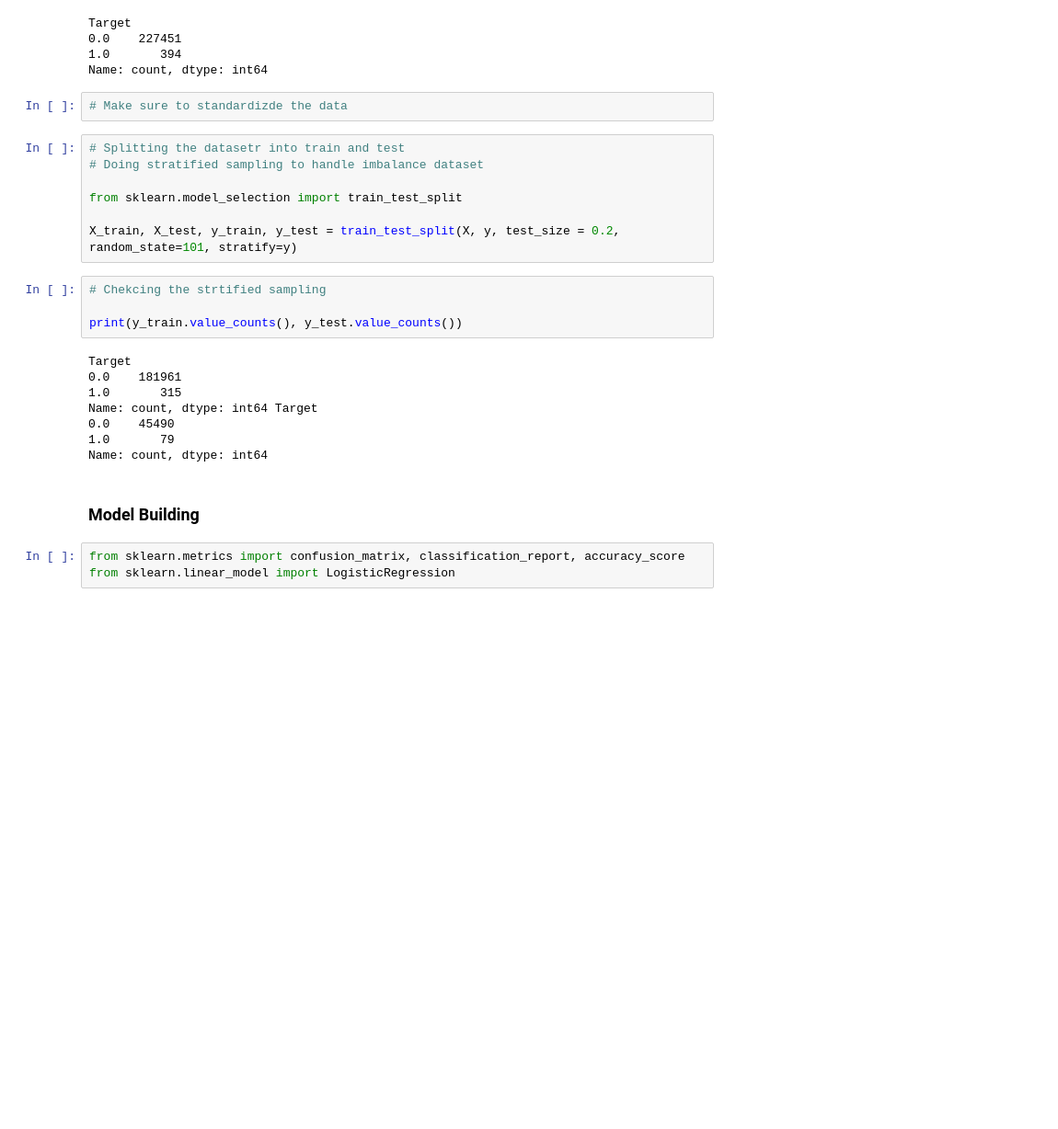
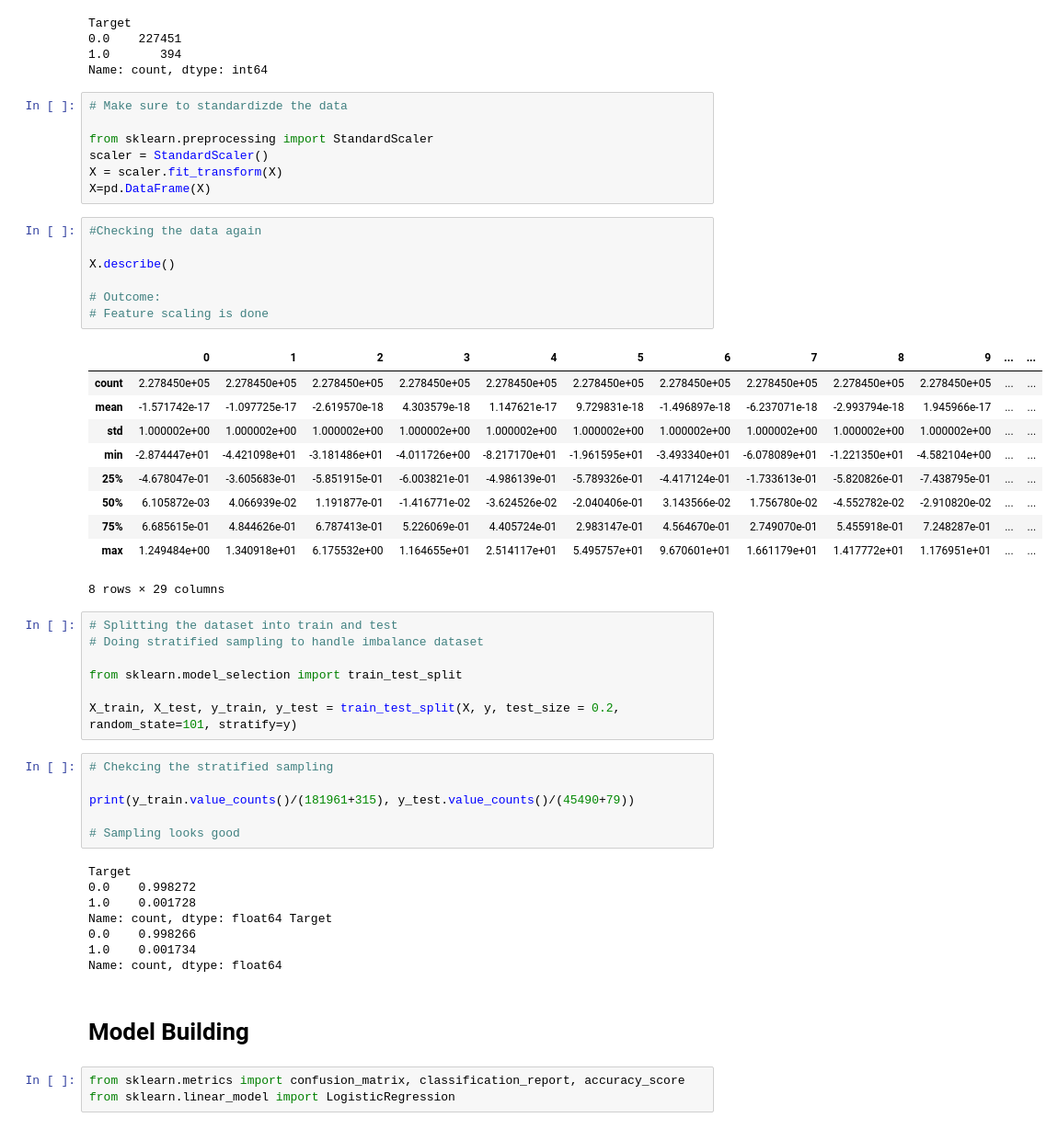
Before and after one commit to bikramcodes/Fraud-Transaction-Detector, a Jupyter notebook: notebooks/data_exploration.ipynb, the cells around one changed output. Shown at 92% size. Saved outputs shown, nothing was run; the diff lists cells and outputs as text; blank space fills up the shorter version.

```diff
--- a/notebooks/data_exploration.ipynb
+++ b/notebooks/data_exploration.ipynb
@@ -765,27 +751,52 @@ Target
 Name: count, dtype: int64
 # %%
 # Make sure to standardizde the data
+
+from sklearn.preprocessing import StandardScaler
+scaler = StandardScaler()
+X = scaler.fit_transform(X)
+X=pd.DataFrame(X)
+# %%
+#Checking the data again
+
+X.describe()
+
+# Outcome:
+# Feature scaling is done
+# %% [output]
+|  | 0 | 1 | 2 | 3 | 4 | 5 | 6 | 7 | 8 | 9 | ... | ... |
+| count | 2.278450e+05 | 2.278450e+05 | 2.278450e+05 | 2.278450e+05 | 2.278450e+05 | 2.278450e+05 | 2.278450e+05 | 2.278450e+05 | 2.278450e+05 | 2.278450e+05 | ... | ... |
+| mean | -1.571742e-17 | -1.097725e-17 | -2.619570e-18 | 4.303579e-18 | 1.147621e-17 | 9.729831e-18 | -1.496897e-18 | -6.237071e-18 | -2.993794e-18 | 1.945966e-17 | ... | ... |
+| std | 1.000002e+00 | 1.000002e+00 | 1.000002e+00 | 1.000002e+00 | 1.000002e+00 | 1.000002e+00 | 1.000002e+00 | 1.000002e+00 | 1.000002e+00 | 1.000002e+00 | ... | ... |
+| min | -2.874447e+01 | -4.421098e+01 | -3.181486e+01 | -4.011726e+00 | -8.217170e+01 | -1.961595e+01 | -3.493340e+01 | -6.078089e+01 | -1.221350e+01 | -4.582104e+00 | ... | ... |
+| 25% | -4.678047e-01 | -3.605683e-01 | -5.851915e-01 | -6.003821e-01 | -4.986139e-01 | -5.789326e-01 | -4.417124e-01 | -1.733613e-01 | -5.820826e-01 | -7.438795e-01 | ... | ... |
+| 50% | 6.105872e-03 | 4.066939e-02 | 1.191877e-01 | -1.416771e-02 | -3.624526e-02 | -2.040406e-01 | 3.143566e-02 | 1.756780e-02 | -4.552782e-02 | -2.910820e-02 | ... | ... |
+| 75% | 6.685615e-01 | 4.844626e-01 | 6.787413e-01 | 5.226069e-01 | 4.405724e-01 | 2.983147e-01 | 4.564670e-01 | 2.749070e-01 | 5.455918e-01 | 7.248287e-01 | ... | ... |
+| max | 1.249484e+00 | 1.340918e+01 | 6.175532e+00 | 1.164655e+01 | 2.514117e+01 | 5.495757e+01 | 9.670601e+01 | 1.661179e+01 | 1.417772e+01 | 1.176951e+01 | ... | ... |
+8 rows × 29 columns
 # %%
-# Splitting the datasetr into train and test
+# Splitting the dataset into train and test
 # Doing stratified sampling to handle imbalance dataset
 
 from sklearn.model_selection import train_test_split
 
 X_train, X_test, y_train, y_test = train_test_split(X, y, test_size = 0.2, random_state=101, stratify=y)
 # %%
-# Chekcing the strtified sampling
+# Chekcing the stratified sampling
 
-print(y_train.value_counts(), y_test.value_counts())
+print(y_train.value_counts()/(181961+315), y_test.value_counts()/(45490+79))
+
+# Sampling looks good
 # %% [output]
 Target
-0.0    181961
-1.0       315
-Name: count, dtype: int64 Target
-0.0    45490
-1.0       79
-Name: count, dtype: int64
+0.0    0.998272
+1.0    0.001728
+Name: count, dtype: float64 Target
+0.0    0.998266
+1.0    0.001734
+Name: count, dtype: float64
 # %% [markdown]
-### Model Building
+# Model Building
 # %%
 from sklearn.metrics import confusion_matrix, classification_report, accuracy_score
 from sklearn.linear_model import LogisticRegression
```
Also changed, not shown: parts of 30 cells of this notebook.
